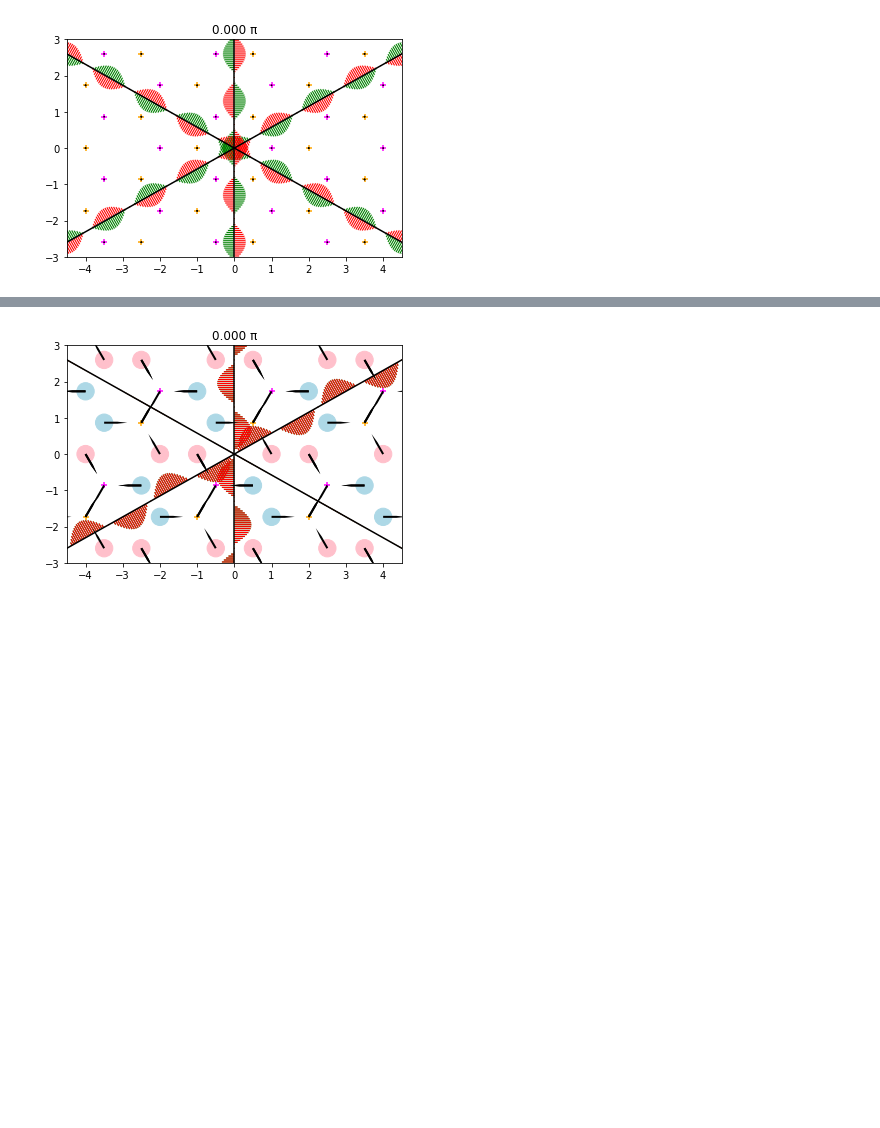
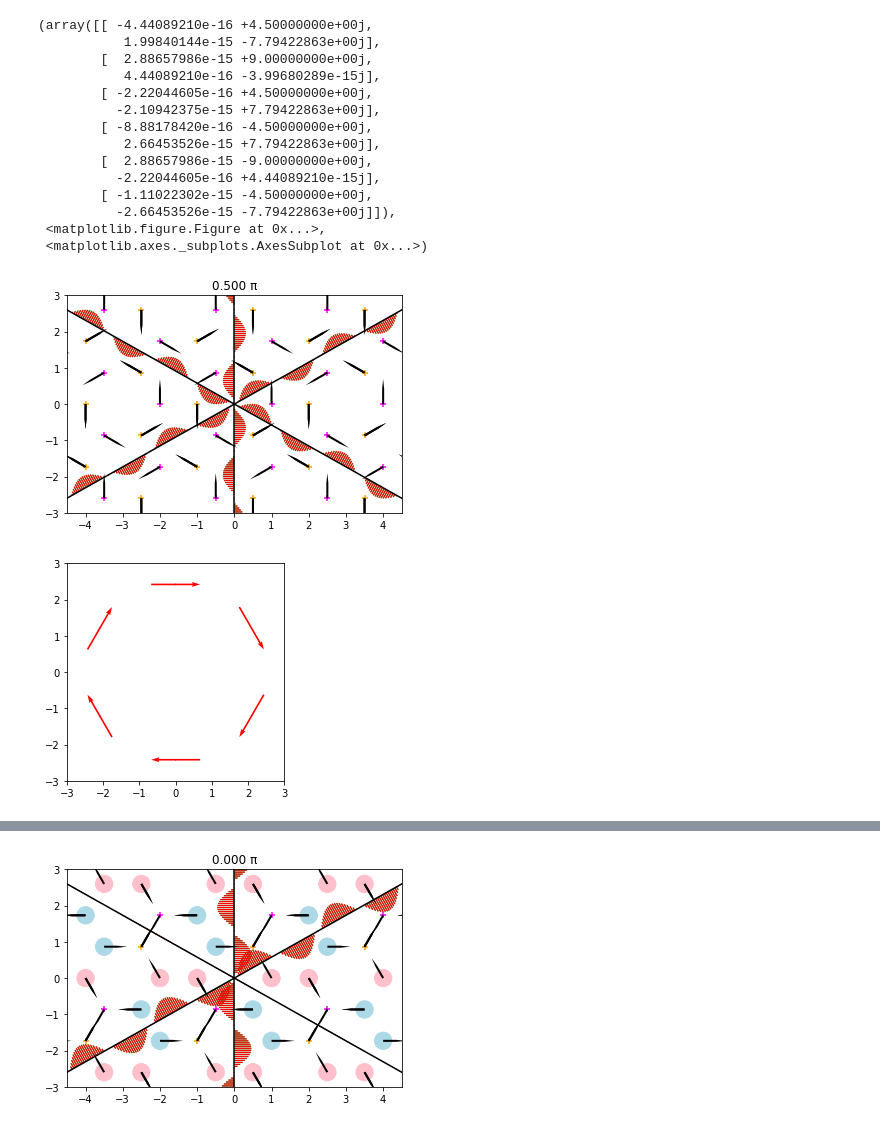
Before and after one commit to texnokrates/qpms-ipynotebooks, a Jupyter notebook: Untitled Folder 1/Irreps and Plane waves in hexagonal lattice.ipynb, the cells around one changed output, grey strips where cells are left out. Drawn from its saved outputs; the diff is of its cells as text; code cells hidden in the pictures; blank space fills up the shorter version.

Commit message:
Hex irrep plots more

```diff
--- a/Untitled Folder 1/Irreps and Plane waves in hexagonal lattice.ipynb
+++ b/Untitled Folder 1/Irreps and Plane waves in hexagonal lattice.ipynb
@@ -116,7 +213,53 @@ def justplot(Awave, Bwave, AwaveH, BwaveH, Asites, Bsites, iticks, iwaves, ascal
+# %%
+def kptf(phases = (0,0,0,0,0,0), facs = (1,1,1,1,1,1), Kmultiplier=1, ascale=40, wscale=25, sscale=100, gphase=0, rot=False, showcontribs=False, noplot=False):
+    facs = np.array(facs)
+    phases = np.array(phases,dtype=float)
+    phases += gphase
+    hsl = 1 # hexagon side length
+    b1 = np.array((hsl*s3,0)) if rot else np.array((0,hsl*s3))
+    b2 = np.array((hsl*s3/2,-hsl*3/2)) if rot else np.array((hsl*3/2,hsl*s3/2))
+
+    Klen = 4*np.pi/3/s3/hsl*Kmultiplier
+    wi = np.arange(6)
+    K = Klen * np.stack((np.cos(np.pi*(1/6-rot/2+wi/3)),np.sin(np.pi*(1/6-rot/2+wi/3))), axis=-1) #[wi,x]
+    up = np.stack((np.cos(np.pi*(4/6-rot/2+wi/3)),np.sin(np.pi*(4/6-rot/2+wi/3))), axis=-1)
+    sites = hsl * np.stack((np.cos(np.pi*(wi/3+rot/2)), np.sin(np.pi*(wi/3 +rot/2))),axis=-1)
+    phase = np.tensordot(K, sites, axes=(-1,-1))-phases[:,ň] # ([wi,/x/]*[site,/x/])-[wi, ň] ~ [wi,site]
+    wave = np.sum(np.cos(phase)[:, :, ň] * up[:, ň, :] * facs[:, ň, ň], axis=0) # [/wi/,site,ň]*[/wi/,ň,x]*[/wi/,ň,ň] ~ [site,x]
+    wave*=(abs(wave)>1e-13)
+    tf = np.sum(wave[ň,:,:] * np.exp(-1j*np.tensordot(K,sites, axes=(-1,-1)))[:,:,ň],axis=1)
+    if not noplot:
+        scale_units='width'
+        f, ax = plt.subplots(1)
+        ax.quiver(K[:,0], K[:,1], tf[:,0].real, tf[:,1].real,scale_units = scale_units, scale=ascale, color='blue', pivot='mid' )
+        ax.quiver(K[:,0], K[:,1], tf[:,0].imag, tf[:,1].imag,scale_units = scale_units, scale=ascale, color='red', pivot='mid' )
+        ax.set_aspect('equal')
+        ax.set_xlim([-3*hsl,3*hsl])
+        ax.set_ylim([-3*hsl,3*hsl])
+        return (tf, f, ax)
+    return (tf) # [ki,x]
 # %%
 # Fig 11.11 (b)
-kpointplanewaves(gphase=0
+kpointplanewaves(gphase=pp
                  ,
                                facs=(1,1,1,1,1,1,), wscale=20);
+kptf(gphase=pp
+                 ,
+                               facs=(1,1,1,1,1,1,), wscale=20)
 # %% [output]
+(array([[ -4.44089210e-16 +4.50000000e+00j,
+           1.99840144e-15 -7.79422863e+00j],
+        [  2.88657986e-15 +9.00000000e+00j,
+           4.44089210e-16 -3.99680289e-15j],
+        [ -2.22044605e-16 +4.50000000e+00j,
+          -2.10942375e-15 +7.79422863e+00j],
+        [ -8.88178420e-16 -4.50000000e+00j,
+           2.66453526e-15 +7.79422863e+00j],
+        [  2.88657986e-15 -9.00000000e+00j,
+          -2.22044605e-16 +4.44089210e-15j],
+        [ -1.11022302e-15 -4.50000000e+00j,
+          -2.66453526e-15 -7.79422863e+00j]]),
+ <matplotlib.figure.Figure at 0x...>,
+ <matplotlib.axes._subplots.AxesSubplot at 0x...>)
-[figure, old version]
+[figure, new version]
+[figure, added]
```
Also changed, not shown: parts of 19 cells of this notebook.
